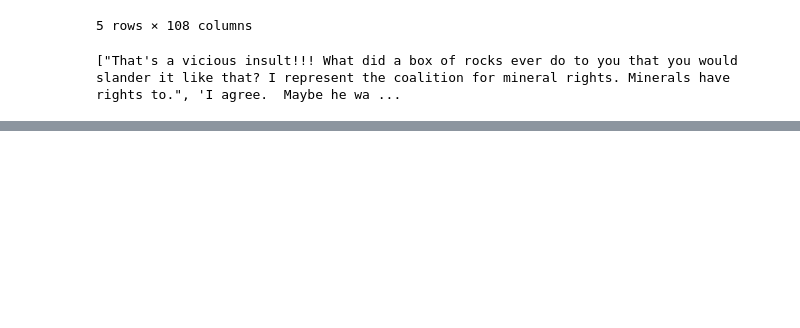
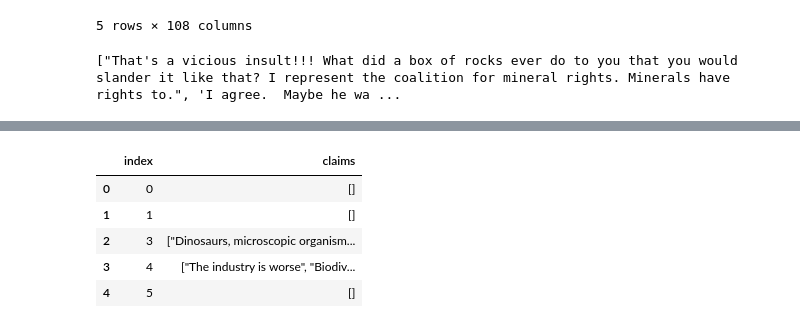
Before and after one commit to cl-trier/TWON-Exploration, a Jupyter notebook: 38--Prompt-diversity-PublicSphere-data.ipynb, the cells around one changed output, grey strips where cells are left out. Cells and saved outputs as stored; diff of their text form; code cells hidden in the pictures; blank space fills up the shorter version.

```diff
--- a/38--Prompt-diversity-PublicSphere-data.ipynb
+++ b/38--Prompt-diversity-PublicSphere-data.ipynb
@@ -614,0 +868,9 @@ Rate limit exceeded. Retrying in 49 seconds...
+# %%
+YT_claims
+# %% [output]
+|  | index | claims |
+| 0 | 0 | [] |
+| 1 | 1 | [] |
+| 2 | 3 | ["Dinosaurs, microscopic organism... |
+| 3 | 4 | ["The industry is worse", "Biodiv... |
+| 4 | 5 | [] |
```
Also changed, not shown: parts of 30 cells of this notebook, 3 other files.
